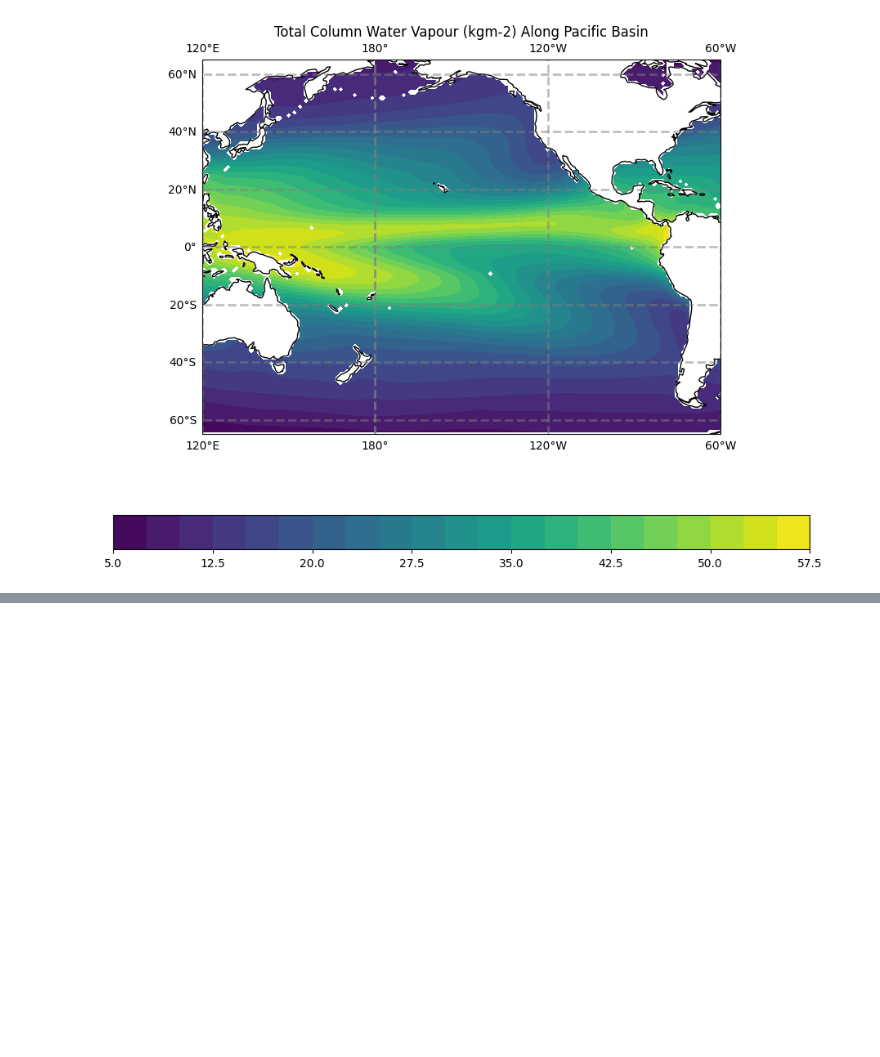
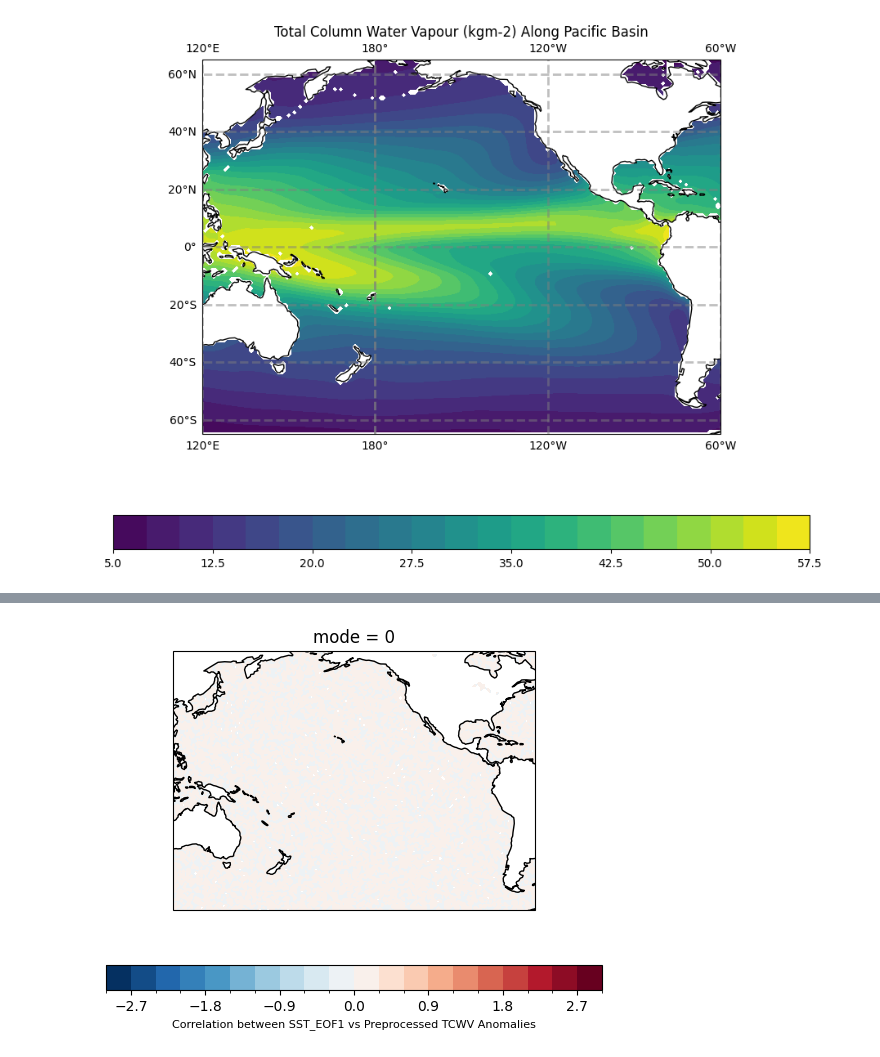
Before and after one commit to atmsillinois/time-series-and-eofs-samikshyapantha, a Jupyter notebook: Module4_Assignment.ipynb, the cells around one changed output, grey strips where cells are left out. Drawn from its saved outputs; the diff is of its cells as text; code cells hidden in the pictures; blank space fills up the shorter version.

```diff
--- a/Module4_Assignment.ipynb
+++ b/Module4_Assignment.ipynb
@@ -451,6 +474,25 @@ from eofs.examples import example_data_path
+# %%
+#Finding Anomalies and Climatology date range: Jan 1979-Dec 2023
+clm_tcwv = (tcwv_observed.sel(time=slice('1979-01-01','2021-12-31')).groupby('time.month').mean(dim='time'))
+anm_tcwv = (tcwv_observed.groupby('time.month')-clm)
+anm_tcwv
+# %%
+# Detrending TCWV Anomalies (anm_tcwv)
+
+# Perform detrending
+detrended_anm_tcwv = detrend_dim(anm_tcwv, dim='time', deg=1)
+detrended_anm_SD_tcwv = detrended_anm_tcwv/detrended_anm_tcwv.std(dim='time').compute()
 # %%
 # Create an EOF solver to do the EOF analysis. Square-root of cosine of
 # latitude weights are applied before the computation of EOFs.
-coslat = np.cos(np.deg2rad(detrended_anm_SD.coords['lat'].values))
+
+coslat = np.cos(np.deg2rad(sst_observed.coords['lat'].values))
 wgts = np.sqrt(coslat)[..., np.newaxis]
-solver = Eof(detrended_anm_SD, weights=wgts)
+solver = Eof(sst_observed, weights=wgts)
+
+
+# Calculating EOF1 for SST_observed
+eofs1 = solver.eofsAsCorrelation(neofs=2)
+# %%
+cor_SST_EOF1_vs_tcwv= xr.corr(eofs1[0], detrended_anm_SD_tcwv, dim="time")
+cor_SST_EOF1_vs_tcwv
@@ -456,0 +561,12 @@ solver = Eof(detrended_anm_SD, weights=wgts)
+# %%
+# Plot the leading EOF1 expressed as correlation in the Pacific domain.
+
+clevs = np.linspace(-3, 3, 21)
+ax = plt.axes(projection=ccrs.PlateCarree(central_longitude=-150))
+fill = cor_SST_EOF1_vs_tcwv.plot.contourf(ax=ax, levels=clevs, cmap=plt.cm.RdBu_r,
+                             add_colorbar=False, transform=ccrs.PlateCarree())
+ax.add_feature(cfeature.COASTLINE, color='k', edgecolor='k')
+cb = plt.colorbar(fill, orientation='horizontal')
+cb.set_label('Correlation between SST_EOF1 vs Preprocessed TCWV Anomalies', fontsize=8)
+# %% [output]
+[figure, added]
```
Also changed, not shown: parts of 35 cells of this notebook.
